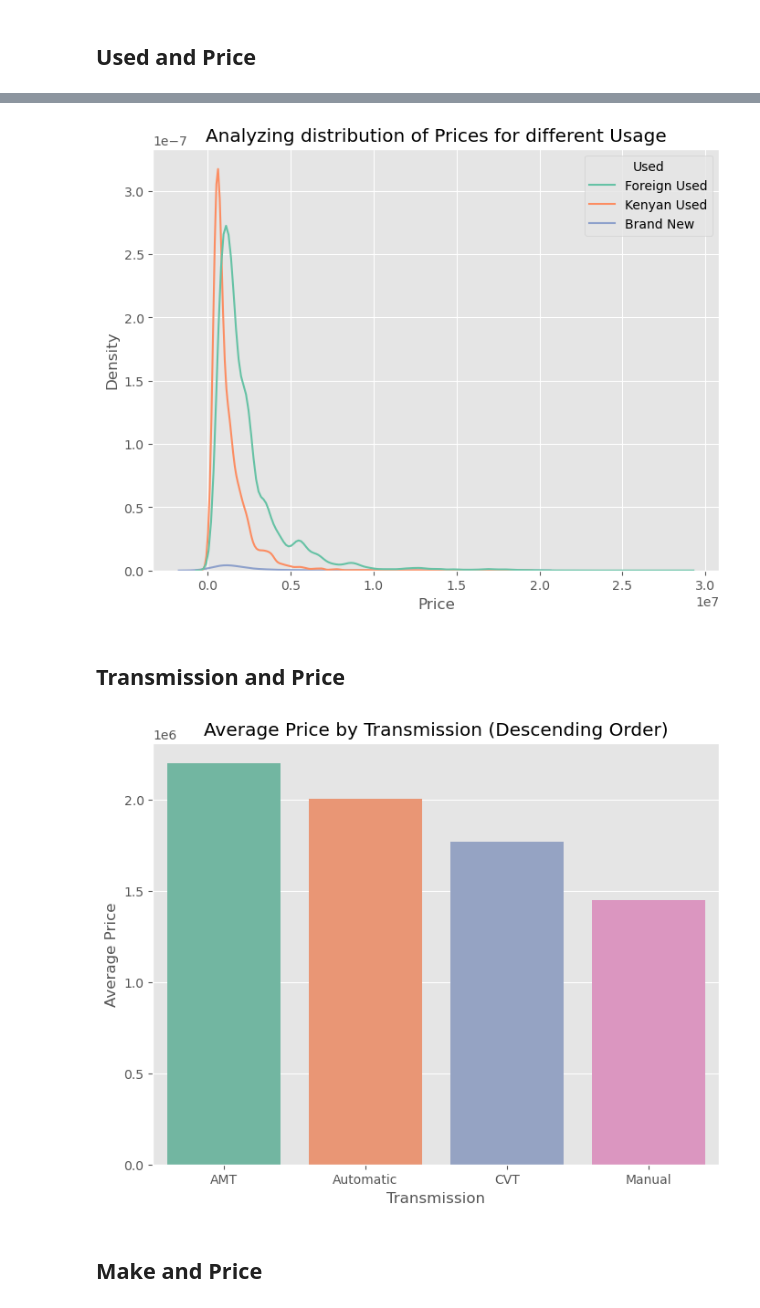
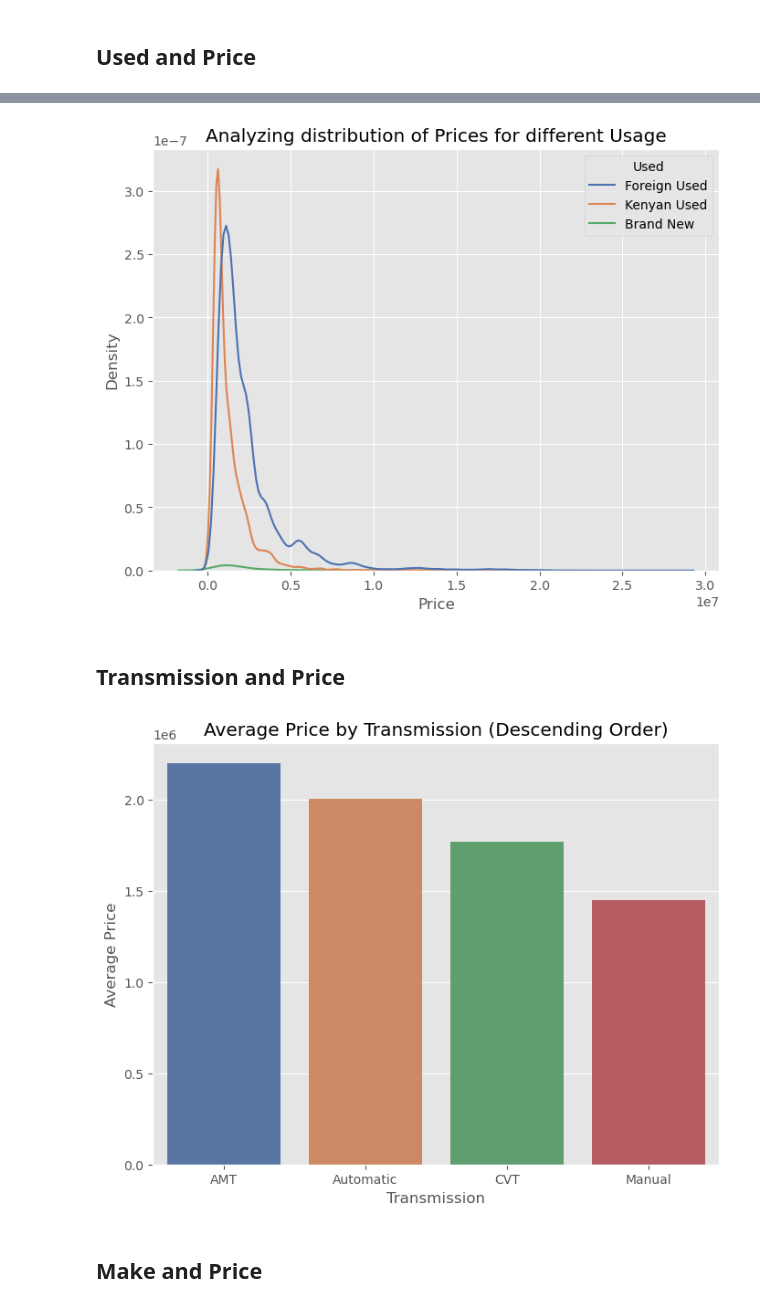
Before and after one commit to Cynthiachelangat/groupcarproject, a Jupyter notebook: model.ipynb, the cells around one changed output, grey strips where cells are left out. Drawn from its saved outputs; the diff is of its cells as text; code cells hidden in the pictures.

Commit message:
deep pallete

```diff
--- a/model.ipynb
+++ b/model.ipynb
@@ -266,6 +251,6 @@ Kurtosis: 18.893035
 # %%
 # Set the color palette
-sns.set_palette('Set2')
+sns.set_palette('deep')
 
 # Remove extra space from the column name
 cars.rename(columns={'Mileage ': 'Mileage'}, inplace=True)
@@ -298,7 +283,7 @@ plt.show()
 num_col = ["Mileage", "YOM", "Price"]
 
 # Set the color palette to 'Set2'
-sns.set_palette('Set2')
+sns.set_palette('deep')
 
 # Create subplots with one row and multiple columns
 fig, axes = plt.subplots(nrows=1, ncols=len(num_col), figsize=(18, 6))
@@ -374,7 +359,7 @@ H0: There are no outliers in the data set (Fail to reject null hypothesis)
 average_prices = cars.groupby('Used')['Price'].mean().sort_values(ascending=False)
 
 # Set the color palette to 'Set2'
-sns.set_palette('Set2')
+sns.set_palette('deep')
 
 # Create a bar plot with the 'Used' categories in descending order
 plt.figure(figsize=(10, 6))
@@ -389,6 +374,6 @@ plt.show()
 # %%
 # Set the color palette to 'Set2'
-sns.set_palette('Set2')
+sns.set_palette('deep')
 
 # KDE plot for Price with hue based on 'Used'
 plt.figure(figsize=(8, 6))
@@ -397,26 +382,26 @@ sns.kdeplot(x="Price", data=cars, hue="Used")
 plt.title("Analyzing distribution of Prices for different Usage")
 plt.show()
 # %% [output]
-[figure, old version]
+[figure, new version]
 # %% [markdown]
 ## Transmission and Price
 # %%
 # Set the color palette to 'Set2'
-sns.set_palette('Set2')
+sns.set_palette('deep')
 
 # Calculate the average price for each 'Transmission' category
 average_prices = cars.groupby('Transmission')['Price'].mean().sort_values(ascending=False)
 
 # Create a bar plot with the 'Transmission' categories in descending order
 plt.figure(figsize=(8, 6))
 sns.barplot(x=average_prices.index, y=average_prices.values)
 
 plt.title("Average Price by Transmission (Descending Order)")
 plt.xlabel('Transmission')
 plt.ylabel('Average Price')
 plt.show()
 # %% [output]
-[figure, old version]
+[figure, new version]
 # %% [markdown]
 ## Make and Price
 # %%
```
Also changed, not shown: parts of 10 cells of this notebook.
